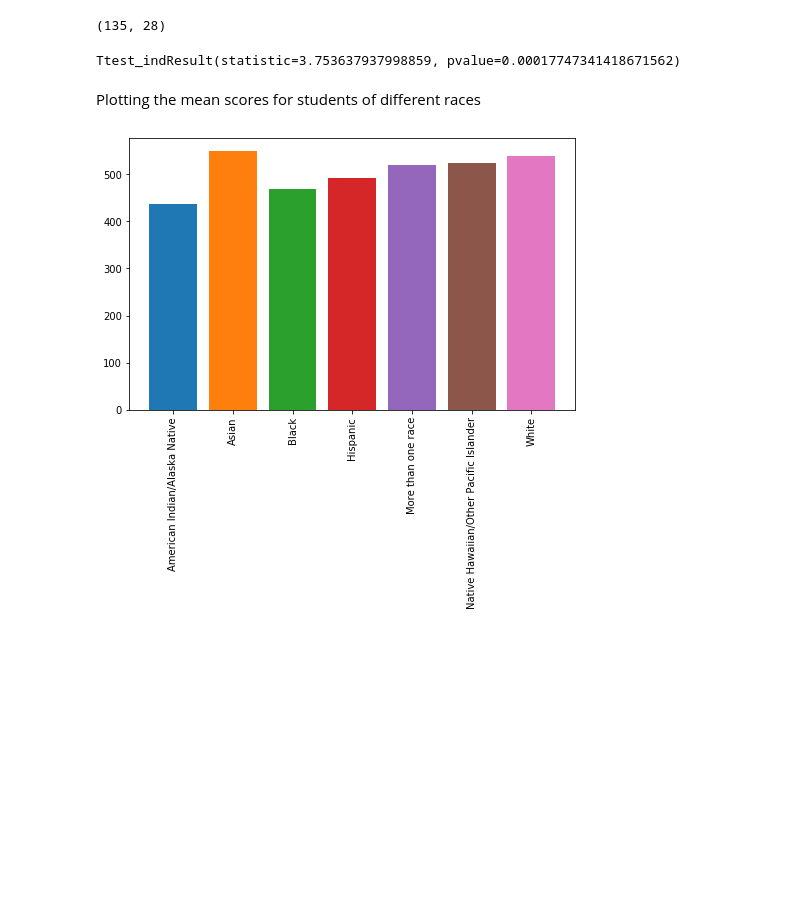
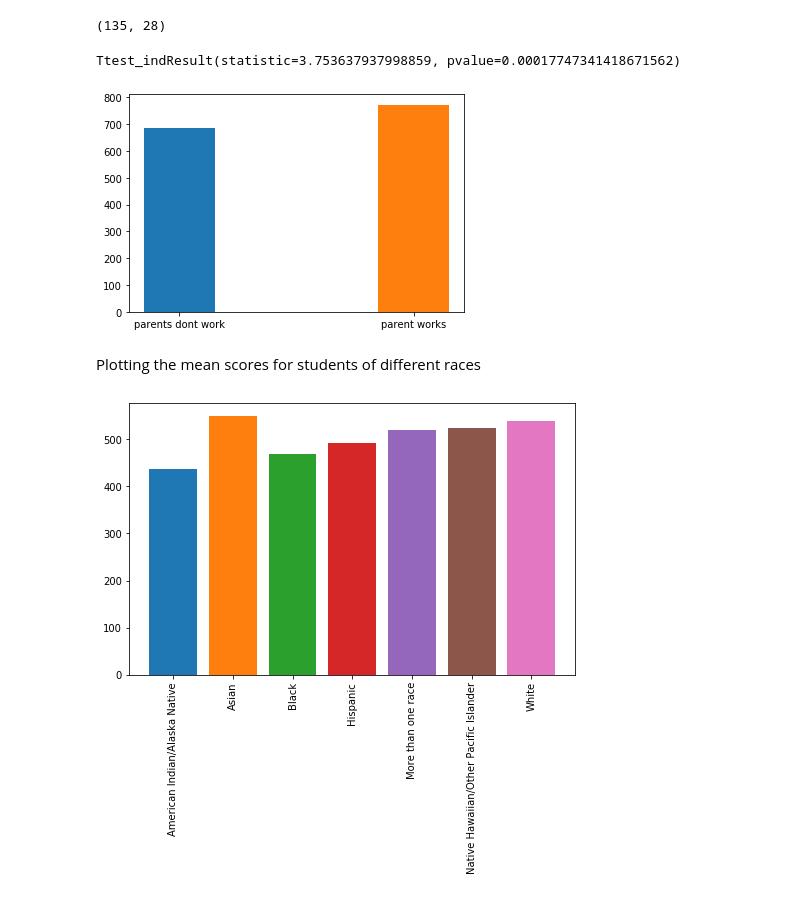
Before and after one commit to gabbyflabby/Test_Scores, a Jupyter notebook: Hypothesis testing.ipynb, the cells around one changed output. Cells and saved outputs as stored; diff of their text form; code cells hidden in the pictures; blank space fills up the shorter version.

```diff
--- a/Hypothesis testing.ipynb
+++ b/Hypothesis testing.ipynb
@@ -69,6 +84,12 @@ parent_no_work = df[(df['fatherWork']==0) & (df['motherWork']==0)]['readingScore
 stats.ttest_ind(parent_works,parent_no_work)
 # %% [output]
 Ttest_indResult(statistic=3.753637937998859, pvalue=0.00017747341418671562)
+# %%
+plt.bar(x='parents dont work',height=parent_no_work,width=.3);
+plt.bar(x='parent works',height=parent_works,width=.3);
+plt.show()
+# %% [output]
+[figure, added]
 # %%
 races = ['American Indian/Alaska Native', 'Asian', 'Black', 'Hispanic',
  'More than one race', 'Native Hawaiian/Other Pacific Islander', 'White',]
```
Also changed, not shown: parts of 3 cells of this notebook.
